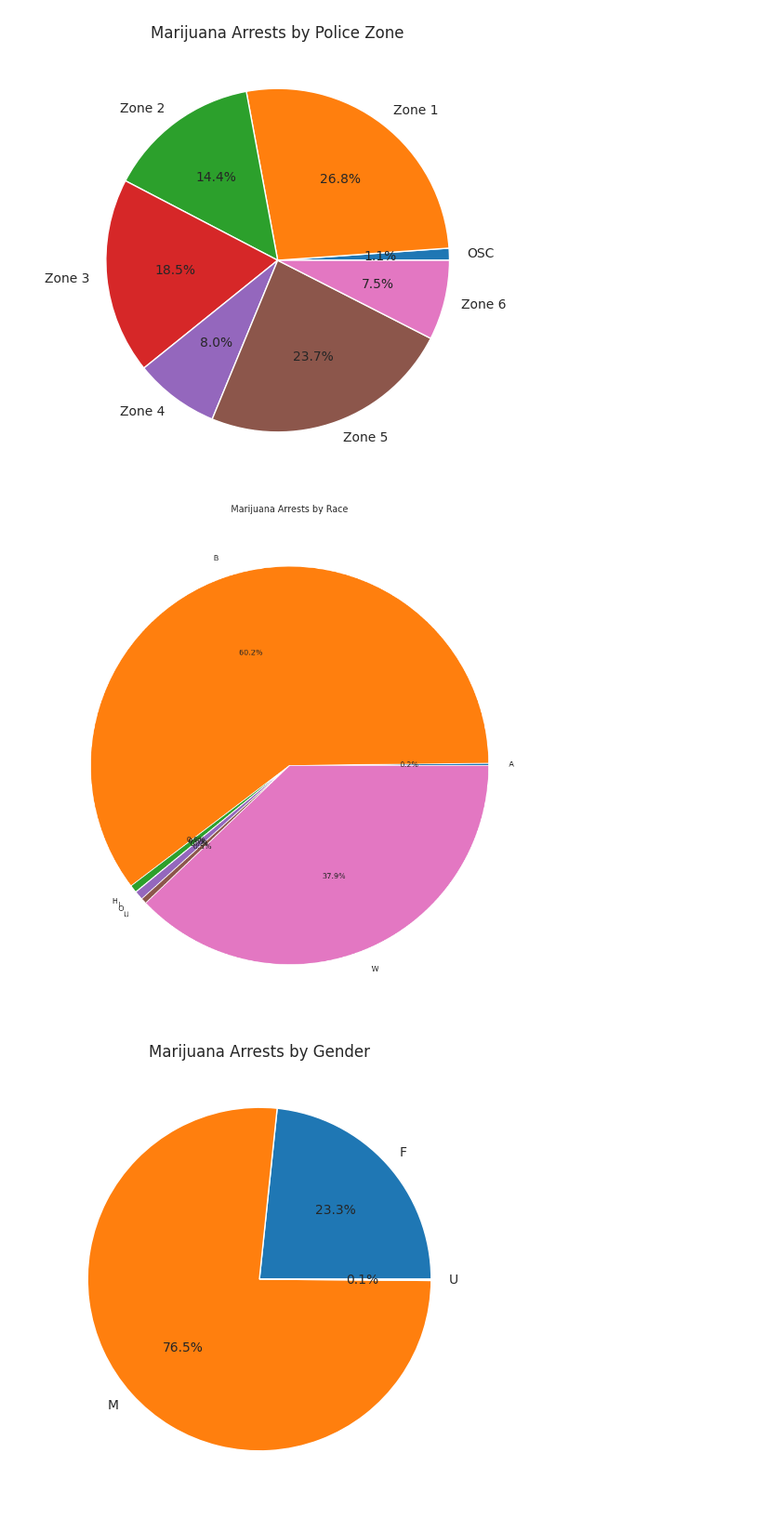
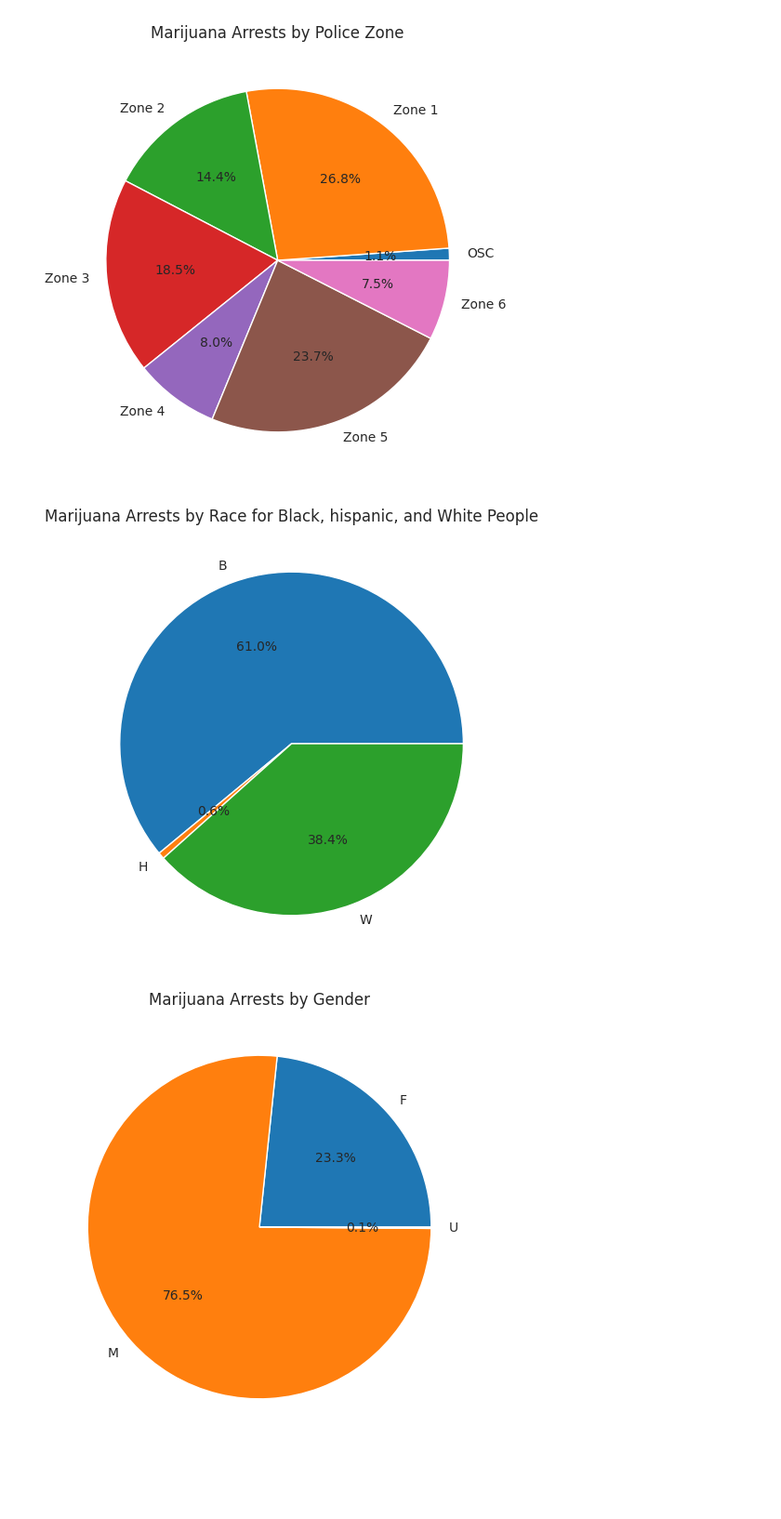
Before and after one commit to trailmarkerlib/policeProjectPythonWorkshop, a Jupyter notebook: python_workshop_marijuana_arrests_vs_citations.ipynb, the cells around one changed output. Shown at 93% size. Cells and saved outputs as stored; diff of their text form; code cells hidden in the pictures; blank space fills up the shorter version.

```diff
--- a/python_workshop_marijuana_arrests_vs_citations.ipynb
+++ b/python_workshop_marijuana_arrests_vs_citations.ipynb
@@ -417,15 +431,17 @@ plt.savefig('Marijuana_arrests_by_zone.png')
 plt.show()
 # %% [output]
 [figure]
+# %%
+arrests_by_race_BHW = arrests_by_race.loc[arrests_by_race['RACE'].isin(['B','H','W'])].copy()
 # %%
 sns.set_style("whitegrid")
-plt.figure(figsize=(12,12))
-plt.pie(arrests_by_race['mj_arrests_count'], labels=arrests_by_race['RACE'], autopct='%1.1f%%')
-plt.title('Marijuana Arrests by Race')
+plt.figure(figsize=(6,6))
+plt.pie(arrests_by_race_BHW['mj_arrests_count'], labels=arrests_by_race_BHW['RACE'], autopct='%1.1f%%')
+plt.title('Marijuana Arrests by Race for Black, hispanic, and White People')
 plt.savefig('Marijuana_arrests_by_race.png')
 plt.show()
 # %% [output]
-[figure, old version]
+[figure, new version]
 # %%
 sns.set_style("whitegrid")
 plt.figure(figsize=(6,6))
```
Also changed, not shown: parts of 51 cells of this notebook.
